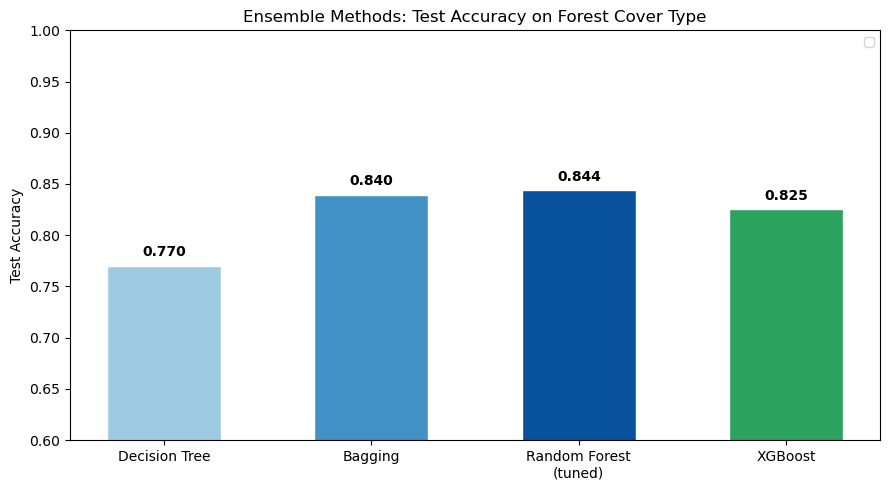
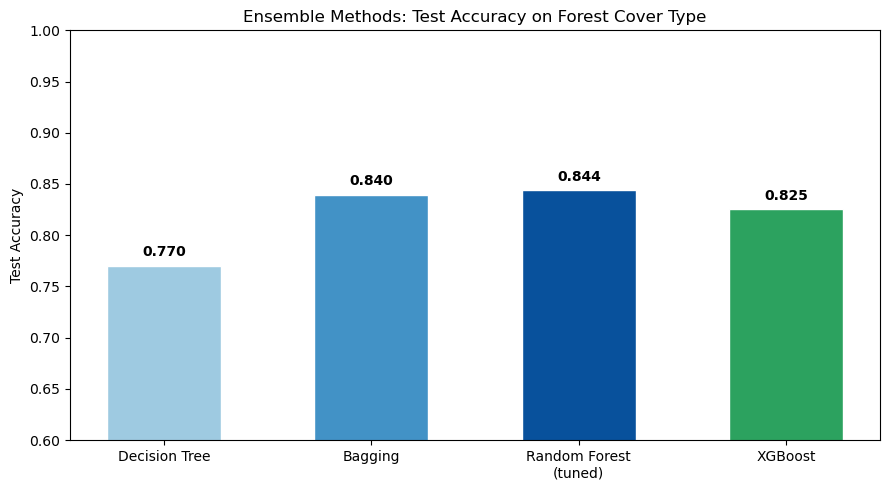
The change to this notebook cell's code, shown as a diff; its figure went from the first image to the second:
--- before
+++ after
@@ -8,5 +8,4 @@
 ax.set_ylabel('Test Accuracy')
 ax.set_title('Ensemble Methods: Test Accuracy on Forest Cover Type')
-ax.legend(fontsize=9)
 
 for bar, acc in zip(bars, test_accs):

Commit: Add more context on hyperparamter use